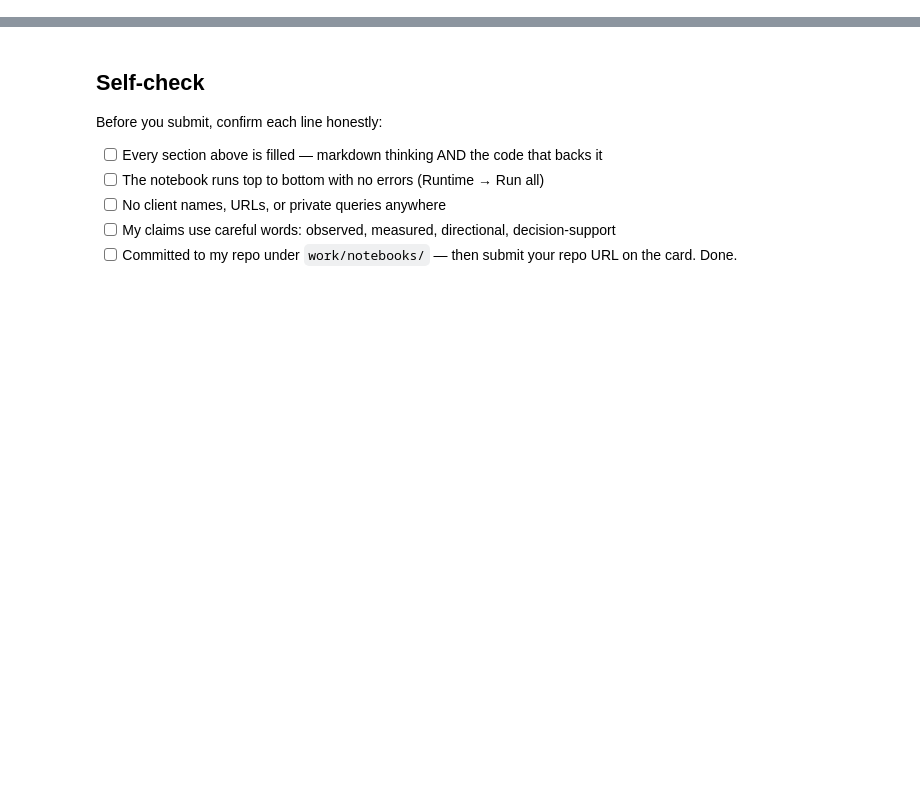
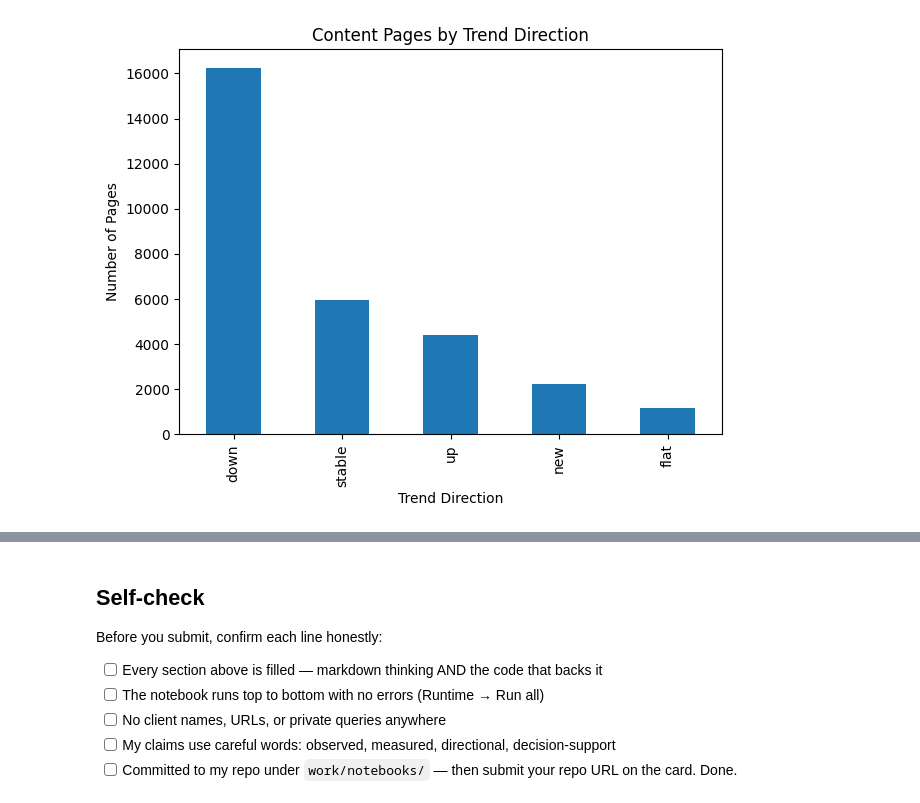
Before and after one commit to pakizahassan/flyrank-ml-internship, a Jupyter notebook: work/notebooks/w02_ml_task_framing.ipynb, the cells around one changed output, grey strips where cells are left out. Cells and saved outputs as stored; diff of their text form; code cells hidden in the pictures; blank space fills up the shorter version.

```diff
--- a/work/notebooks/w02_ml_task_framing.ipynb
+++ b/work/notebooks/w02_ml_task_framing.ipynb
@@ -43,0 +54,2 @@ This skeleton is yours to fill. Work the sections **in order** — each one has
+# %%
+df = pd.read_csv("/content/flyrank-ml-internship/data/raw/content_refresh_anonymized.csv")
@@ -43,0 +94,12 @@ This skeleton is yours to fill. Work the sections **in order** — each one has
+# %%
+plt.figure(figsize=(7,5))
+
+df["trend_direction"].value_counts().plot(kind="bar")
+
+plt.title("Content Pages by Trend Direction")
+plt.xlabel("Trend Direction")
+plt.ylabel("Number of Pages")
+
+plt.show()
+# %% [output]
+[figure, added]
```
Also changed, not shown: parts of 19 cells of this notebook.
